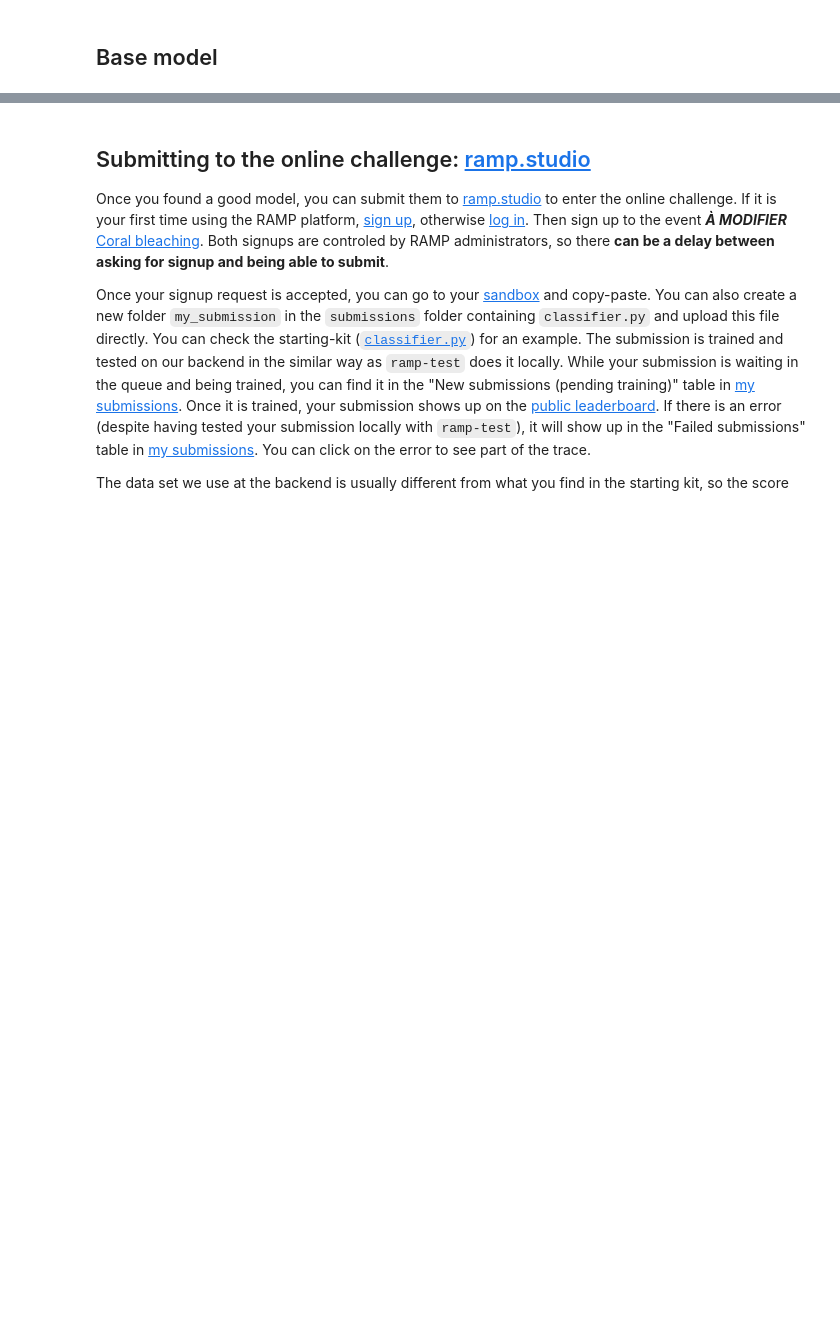
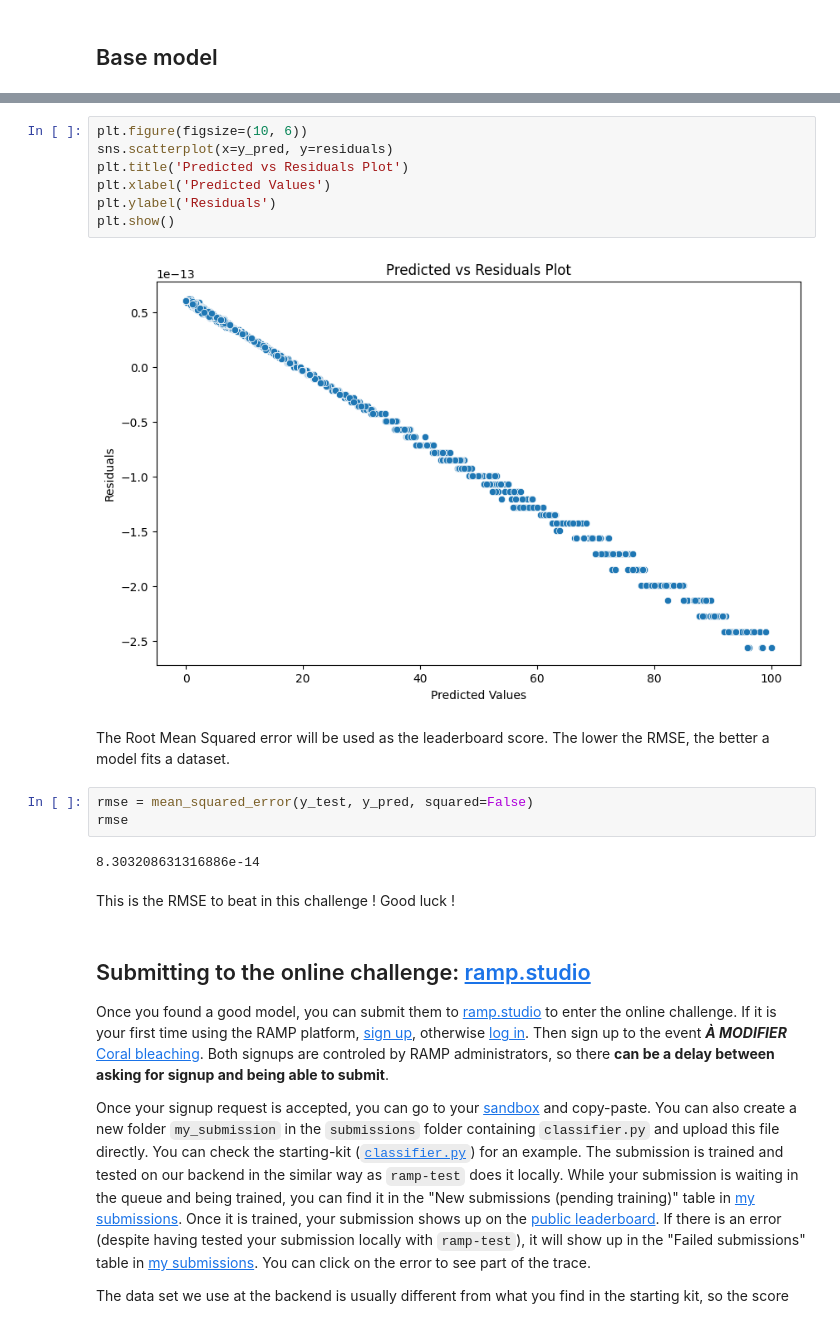
Before and after one commit to AlexisMichalowski/DC_Coral, a Jupyter notebook: coral_bleaching_starting_kit.ipynb, the cells around one changed output, grey strips where cells are left out. Cells and saved outputs as stored; diff of their text form; blank space fills up the shorter version.

```diff
--- a/coral_bleaching_starting_kit.ipynb
+++ b/coral_bleaching_starting_kit.ipynb
@@ -82,3 +235,21 @@ import seaborn as sns
+# %%
+plt.figure(figsize=(10, 6))
+sns.scatterplot(x=y_pred, y=residuals)
+plt.title('Predicted vs Residuals Plot')
+plt.xlabel('Predicted Values')
+plt.ylabel('Residuals')
+plt.show()
+# %% [output]
+[figure, added]
+# %% [markdown]
+The Root Mean Squared error will be used as the leaderboard score. The lower the RMSE, the better a model fits a dataset.
+# %%
+rmse = mean_squared_error(y_test, y_pred, squared=False)
+rmse
+# %% [output]
+8.303208631316886e-14
+# %% [markdown]
+This is the RMSE to beat in this challenge ! Good luck !
 # %% [markdown]
 ## Submitting to the online challenge: [ramp.studio](https://ramp.studio) <a class="anchor" id="submitting"></a>
 
```
Also changed, not shown: parts of 19 cells of this notebook, 4 other files.
